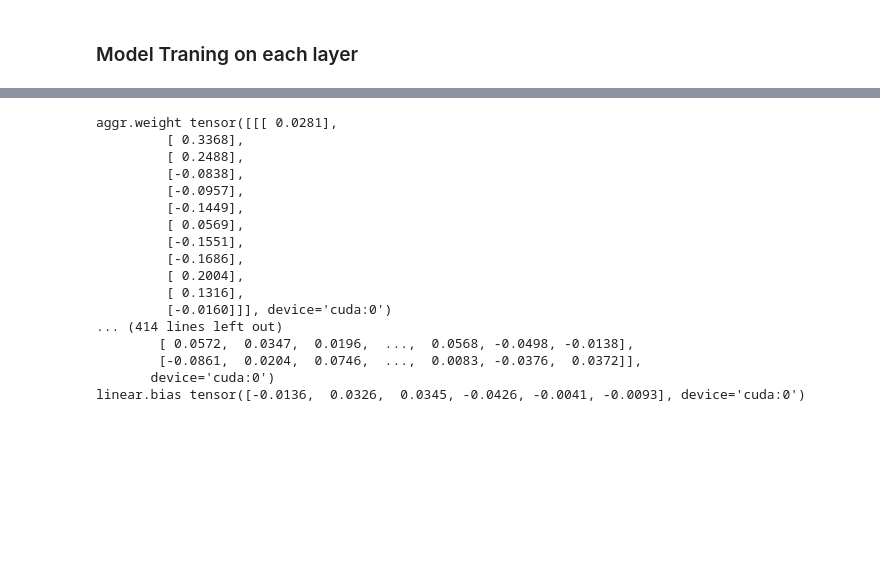
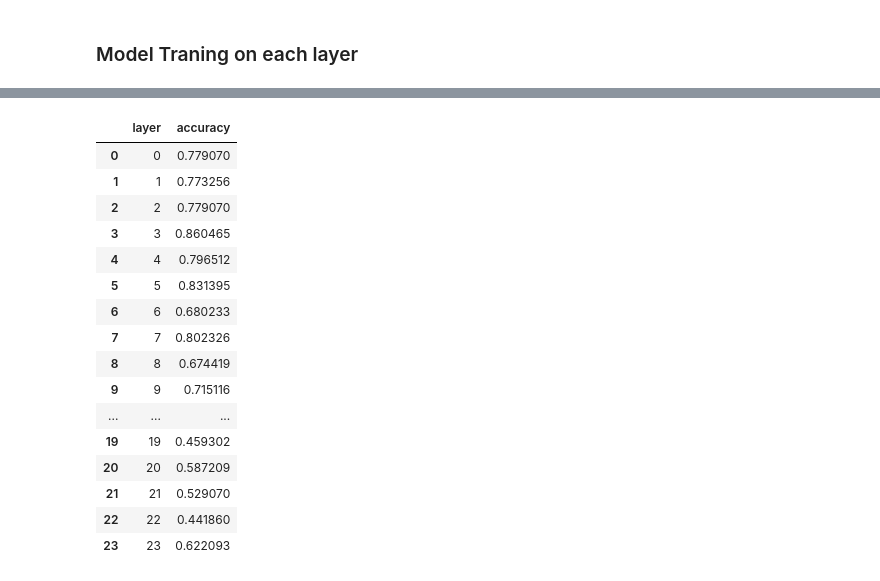
Before and after one commit to zhangjxCS/Multilingual-Speech-Emotion-Recognition-System, a Jupyter notebook: Spanish/Spanish_New/Spanish_byLayerModel.ipynb, the cells around one changed output, grey strips where cells are left out. Drawn from its saved outputs; the diff is of its cells as text; code cells hidden in the pictures; blank space fills up the shorter version.

```diff
--- a/Spanish/Spanish_New/Spanish_byLayerModel.ipynb
+++ b/Spanish/Spanish_New/Spanish_byLayerModel.ipynb
@@ -234,22 +227,22 @@ test accuracy: 0.7183908045977011
 # %%
-for name, param in model.named_parameters():
-    if param.requires_grad:
-        print(name, param.data)
+res = pd.DataFrame({'layer': range(layers), 'accuracy': test_accuracies})
+res.to_csv(main_path + '/results/hubertlarge_perlayer.csv', index=False)
+res
 # %% [output]
-aggr.weight tensor([[[ 0.0281],
-         [ 0.3368],
-         [ 0.2488],
-         [-0.0838],
-         [-0.0957],
-         [-0.1449],
-         [ 0.0569],
-         [-0.1551],
-         [-0.1686],
-         [ 0.2004],
-         [ 0.1316],
-         [-0.0160]]], device='cuda:0')
-... (414 lines left out)
-        [ 0.0572,  0.0347,  0.0196,  ...,  0.0568, -0.0498, -0.0138],
-        [-0.0861,  0.0204,  0.0746,  ...,  0.0083, -0.0376,  0.0372]],
-       device='cuda:0')
-linear.bias tensor([-0.0136,  0.0326,  0.0345, -0.0426, -0.0041, -0.0093], device='cuda:0')
+|  | layer | accuracy |
+| 0 | 0 | 0.779070 |
+| 1 | 1 | 0.773256 |
+| 2 | 2 | 0.779070 |
+| 3 | 3 | 0.860465 |
+| 4 | 4 | 0.796512 |
+| 5 | 5 | 0.831395 |
+| 6 | 6 | 0.680233 |
+| 7 | 7 | 0.802326 |
+| 8 | 8 | 0.674419 |
+| 9 | 9 | 0.715116 |
+| ... | ... | ... |
+| 19 | 19 | 0.459302 |
+| 20 | 20 | 0.587209 |
+| 21 | 21 | 0.529070 |
+| 22 | 22 | 0.441860 |
+| 23 | 23 | 0.622093 |
```
Also changed, not shown: parts of 6 cells of this notebook, 5 other files.
